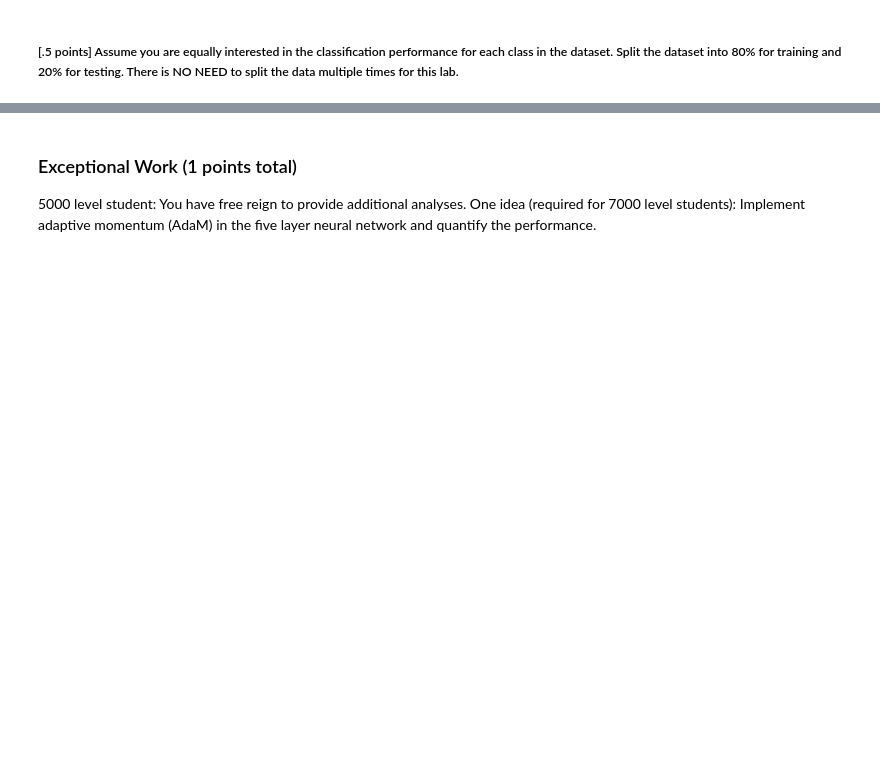
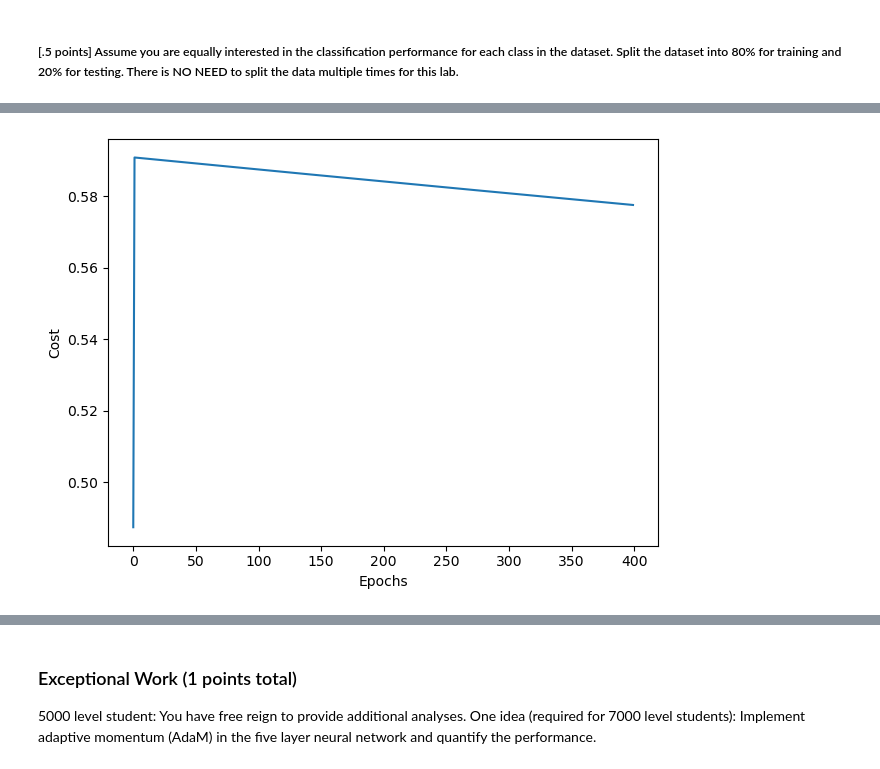
Before and after one commit to AlexShock66/LAB-4-MLP, a Jupyter notebook: MLP.ipynb, the cells around one changed output, grey strips where cells are left out. Drawn from its saved outputs; the diff is of its cells as text; code cells hidden in the pictures; blank space fills up the shorter version.

```diff
--- a/MLP.ipynb
+++ b/MLP.ipynb
@@ -174,0 +546,24 @@ Use one-hot encoding and normalization on the dataset for the remainder of this
+# %%
+%%time
+# ~ 1 min
+# Numerical Columns
+cols_to_normalize = ['State', 'County', 'TotalPop', 'Men', 'Women', 'VotingAgeCitizen',
+       'Income', 'IncomeErr', 'IncomePerCap', 'IncomePerCapErr', 'Poverty',
+        'Professional', 'Service', 'Office', 'Construction',
+       'Production', 'WorkAtHome', 'PrivateWork', 'PublicWork', 'SelfEmployed',
+       'FamilyWork', 'Unemployment']
+
+# Copy X_train and X_test
+scaler = StandardScaler()
+X_train_norm = X_train.copy()
+X_test_norm = X_test.copy()
+
+X_train_norm[cols_to_normalize] = scaler.fit_transform(X_train_norm[cols_to_normalize])
+X_test_norm[cols_to_normalize] = scaler.fit_transform(X_test_norm[cols_to_normalize])
+
+nn_norm = TwoLayerPerceptronVectorized(**params)
+
+nn_norm.fit(X_train_norm, y_train, print_progress=50)
+
+yhat = nn_norm.predict(X_test_norm)
+print('Accuracy:',accuracy_score(y_test,yhat))
@@ -174,0 +575,8 @@ Use one-hot encoding and normalization on the dataset for the remainder of this
+# %%
+plt.plot(range(len(nn_norm.cost_)), nn_norm.cost_)
+plt.ylabel('Cost')
+plt.xlabel('Epochs')
+plt.tight_layout()
+plt.show()
+# %% [output]
+[figure, added]
```
Also changed, not shown: parts of 39 cells of this notebook.
